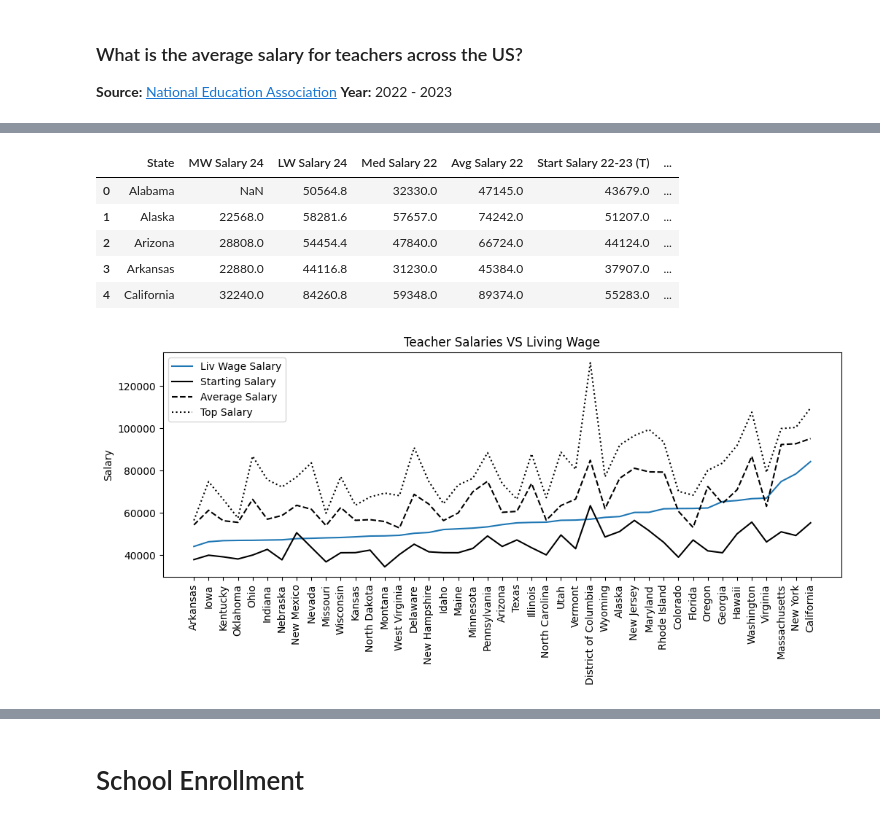
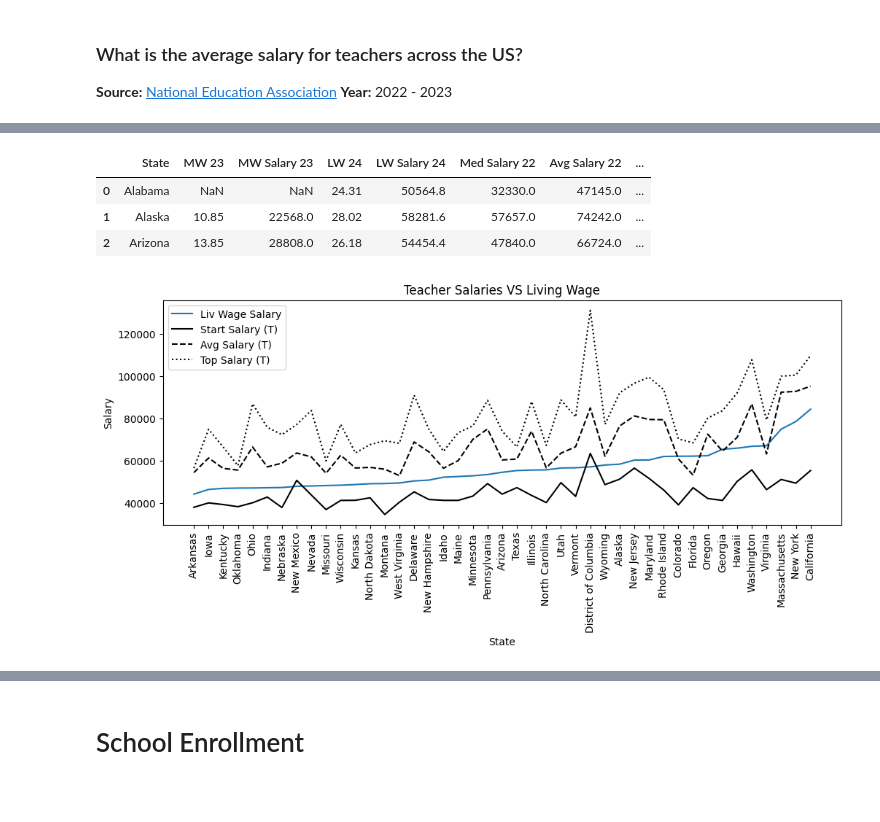
Before and after one commit to savitvitskiy/Salary-Education, a Jupyter notebook: Salaries.ipynb, the cells around one changed output, grey strips where cells are left out. Drawn from its saved outputs; the diff is of its cells as text; code cells hidden in the pictures; blank space fills up the shorter version.

Commit message:
saved visualizations

```diff
--- a/Salaries.ipynb
+++ b/Salaries.ipynb
@@ -92,0 +46,19 @@ df_min_wage.head()
+# %%
+df_min_wage = pd.read_csv('Datasets/Minimum_Wage.csv')
+
+# Use 'State' as umbrella term to include US Territories and latest year with 'MW 23'.
+df_min_wage = df_min_wage.rename(columns={'State or other\njurisdiction': 'State', '2023': 'MW 23'})
+
+# Change national minimum wage to 'NATIONAL.'
+df_min_wage = df_min_wage.replace('Federal (FLSA)', 'NATIONAL')
+
+# Select only data from 2023.
+df_min_wage = df_min_wage.iloc[:, 0:5:4]
+
+# Remove codes from the 2023 columns (i.e. numberic values only).
+df_min_wage['MW 23'] = df_min_wage['MW 23'].str.extract(r'(\d+(?:\.\d+)?)').astype(float)
+
+# Create column of annual salary for a 40 hour work week.
+df_min_wage['MW Salary 23'] = df_min_wage['MW 23'] * 40 * 52
+
+df_min_wage.head(3)
@@ -361,25 +255,35 @@ df_avg_sal.head()
-# %%
-df_combined = pd.merge(df_combined, df_avg_sal, left_on='State', right_on='State')
-df_combined.columns = ['State', 'MW Salary 24', 'LW Salary 24', 'Med Salary 22', 'Avg Salary 22', 'Start Salary 22-23 (T)', 'Top Salary 22-23 (T)', 'Avg Salary 21-22 (T)', 'Avg Salary 22-23 (T)']
-df_combined.head()
-# %% [output]
-|  | State | MW Salary 24 | LW Salary 24 | Med Salary 22 | Avg Salary 22 | Start Salary 22-23 (T) | ... |
-| 0 | Alabama | NaN | 50564.8 | 32330.0 | 47145.0 | 43679.0 | ... |
-| 1 | Alaska | 22568.0 | 58281.6 | 57657.0 | 74242.0 | 51207.0 | ... |
-| 2 | Arizona | 28808.0 | 54454.4 | 47840.0 | 66724.0 | 44124.0 | ... |
-| 3 | Arkansas | 22880.0 | 44116.8 | 31230.0 | 45384.0 | 37907.0 | ... |
-| 4 | California | 32240.0 | 84260.8 | 59348.0 | 89374.0 | 55283.0 | ... |
+# %%
+df_avg_sal = pd.read_csv('Datasets/Average_Salary.csv')
+
+# Remove rank (and percent) columns.
+df_avg_sal.drop(df_avg_sal.columns[df_avg_sal.columns.str.contains('RANK|PERCENT')], axis=1, inplace=True)
+
+# Rename columns to be title case and only years.
+df_avg_sal.columns = ['State', 'Avg Salary 21-22 (T)', 'Avg Salary 22-23 (T)']
+
+# Convert data to numeric values.
+df_avg_sal['Avg Salary 21-22 (T)'] = df_avg_sal['Avg Salary 21-22 (T)'].str.extract(r'(\d+\,\d+)').replace(',', '', regex=True).astype(float)
+df_avg_sal['Avg Salary 22-23 (T)'] = df_avg_sal['Avg Salary 22-23 (T)'].str.extract(r'(\d+\,\d+)').replace(',', '', regex=True).astype(float)
+
+df_combined = pd.merge(df_combined, df_avg_sal, left_on='State', right_on='State')
+df_combined.head(3)
+# %% [output]
+|  | State | MW 23 | MW Salary 23 | LW 24 | LW Salary 24 | Med Salary 22 | Avg Salary 22 | ... |
+| 0 | Alabama | NaN | NaN | 24.31 | 50564.8 | 32330.0 | 47145.0 | ... |
+| 1 | Alaska | 10.85 | 22568.0 | 28.02 | 58281.6 | 57657.0 | 74242.0 | ... |
+| 2 | Arizona | 13.85 | 28808.0 | 26.18 | 54454.4 | 47840.0 | 66724.0 | ... |
 # %%
 df_combined_ORD = df_combined.sort_values(by='LW Salary 24').dropna()
 plt.figure(figsize=(12, 4))
 plt.plot(df_combined_ORD['State'], df_combined_ORD['LW Salary 24'], label='Liv Wage Salary')
-plt.plot(df_combined_ORD['State'], df_combined_ORD['Start Salary 22-23 (T)'], color='black', label='Starting Salary')
-plt.plot(df_combined_ORD['State'], df_combined_ORD['Avg Salary 22-23 (T)'], color='black', linestyle='dashed', label='Average Salary')
-plt.plot(df_combined_ORD['State'], df_combined_ORD['Top Salary 22-23 (T)'], color='black', linestyle='dotted', label='Top Salary')
+plt.plot(df_combined_ORD['State'], df_combined_ORD['Start Salary 22-23 (T)'], color='black', label='Start Salary (T)')
+plt.plot(df_combined_ORD['State'], df_combined_ORD['Avg Salary 22-23 (T)'], color='black', linestyle='dashed', label='Avg Salary (T)')
+plt.plot(df_combined_ORD['State'], df_combined_ORD['Top Salary 22-23 (T)'], color='black', linestyle='dotted', label='Top Salary (T)')
 plt.ylabel('Salary')
+plt.xlabel('State')
 plt.title('Teacher Salaries VS Living Wage')
 plt.xticks(rotation=90)
 plt.legend()
 plt.show()
 # %% [output]
-[figure, old version]
+[figure, new version]
```
Also changed, not shown: parts of 80 cells of this notebook, 12 other files.
